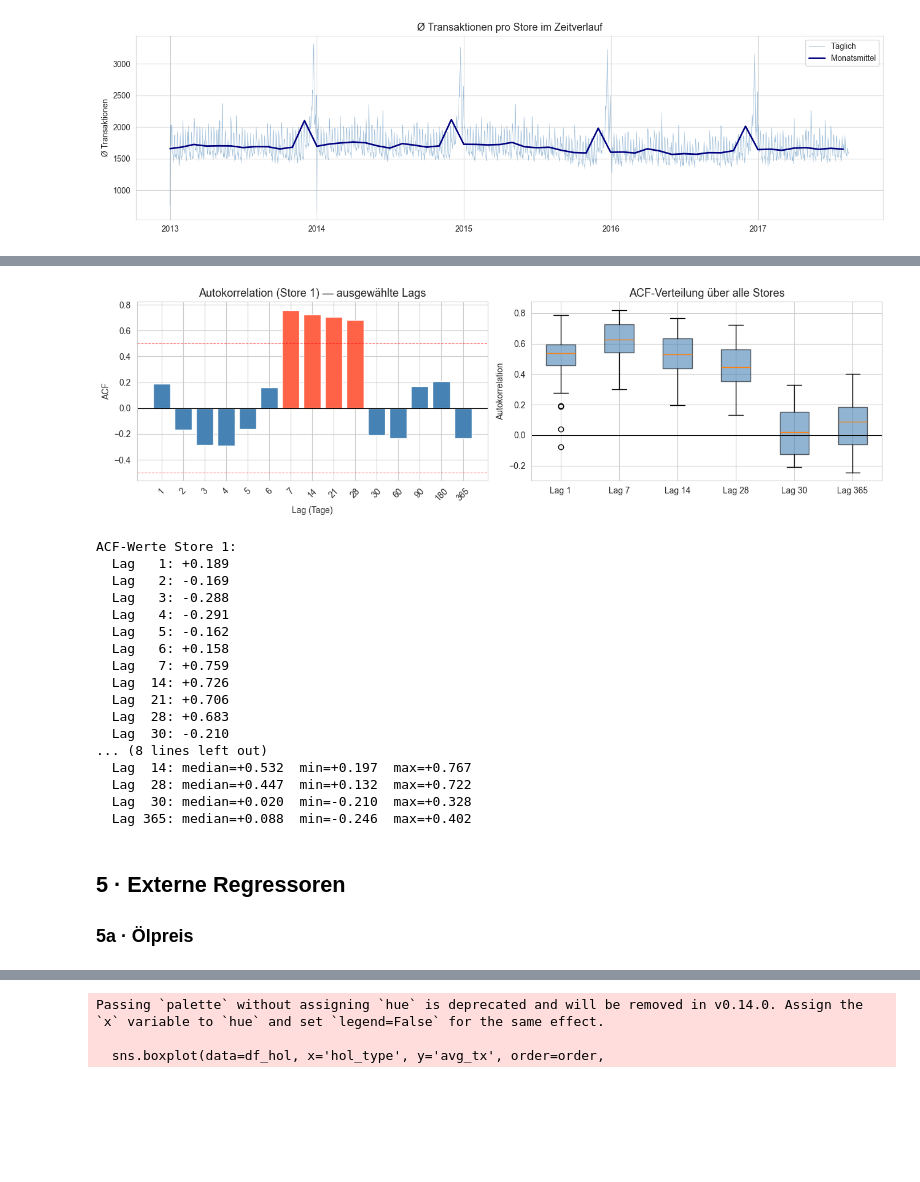
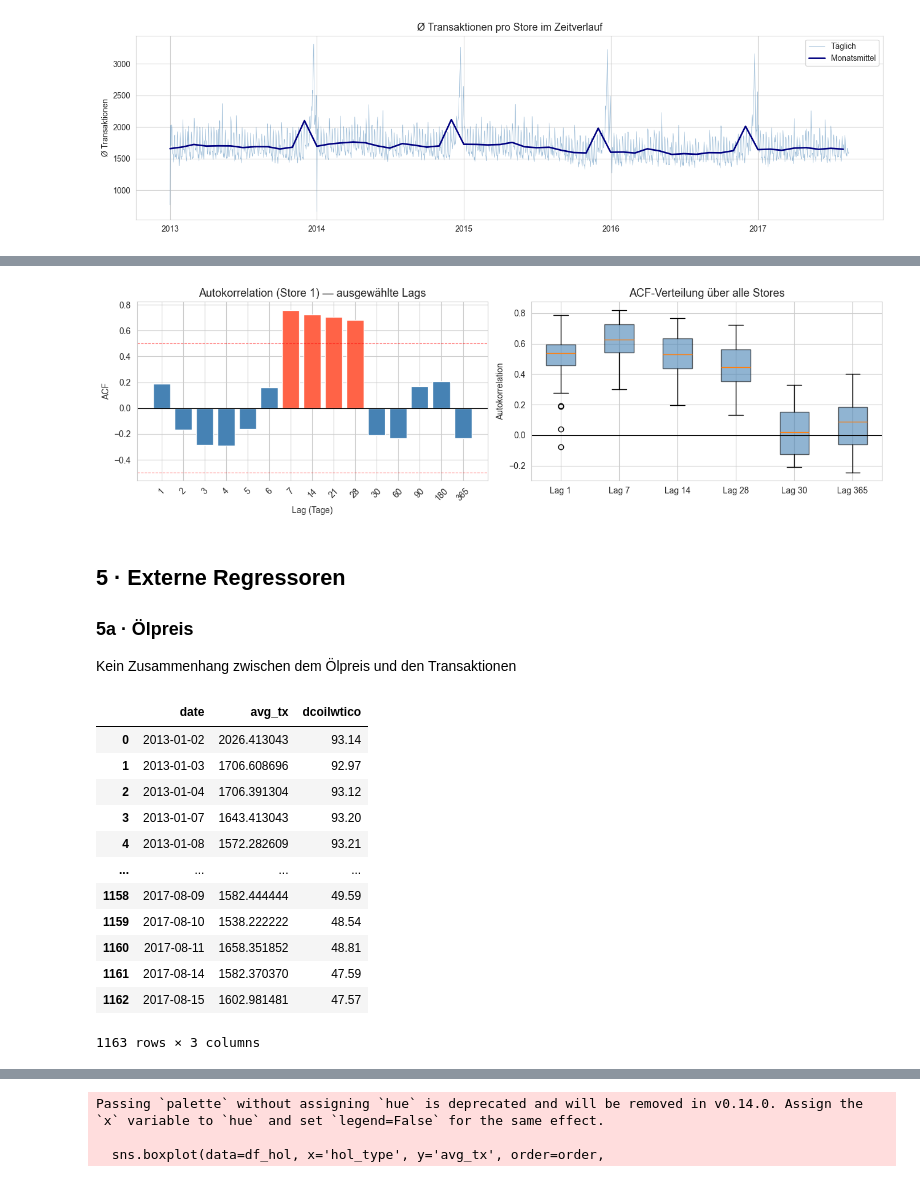
Before and after one commit to MadMax199/E-Commerce-Time-Series-Forecasting, a Jupyter notebook: 04_notebooks/02_eda.ipynb, the cells around one changed output, grey strips where cells are left out. Drawn from its saved outputs; the diff is of its cells as text; code cells hidden in the pictures; blank space fills up the shorter version.

```diff
--- a/04_notebooks/02_eda.ipynb
+++ b/04_notebooks/02_eda.ipynb
@@ -204,5 +170,4 @@ Das ist entscheidend für die Feature-Engineering-Entscheidungen in Notebook 03.
 # %%
-# Store 1 als Beispiel (einer der vollständigsten Stores)
 store1 = (
     tx.filter(pl.col('store_nbr') == 1)
     .sort('date')
@@ -227,7 +192,6 @@ for store_id, grp in tx_pd.groupby('store_nbr'):
 
 fig, axes = plt.subplots(1, 2, figsize=(13, 4))
 
-# ACF Barplot – Store 1
 colors = ['tomato' if abs(v) > 0.5 else 'steelblue' for v in acf_vals]
 axes[0].bar([str(l) for l in lags], acf_vals, color=colors)
 axes[0].axhline(0, color='black', linewidth=0.8)
@@ -238,7 +202,6 @@ axes[0].set_xlabel('Lag (Tage)')
 axes[0].set_ylabel('ACF')
 axes[0].tick_params(axis='x', rotation=45)
 
-# ACF-Boxplot – alle Stores
 data_box = [acf_all[l] for l in key_lags]
 bp = axes[1].boxplot(data_box, labels=[f'Lag {l}' for l in key_lags], patch_artist=True)
 for patch in bp['boxes']:
@@ -250,36 +213,37 @@ axes[1].set_ylabel('Autokorrelation')
 
 plt.tight_layout()
 plt.show()
-
-print('ACF-Werte Store 1:')
-for l, v in zip(lags, acf_vals):
-    print(f'  Lag {l:>3}: {v:+.3f}')
-
-print('\nMedian-ACF je Lag (alle Stores):')
-for lag in key_lags:
-    vals = acf_all[lag]
-    print(f'  Lag {lag:>3}: median={np.median(vals):+.3f}  min={min(vals):+.3f}  max={max(vals):+.3f}')
 # %% [output]
 [figure]
-ACF-Werte Store 1:
-  Lag   1: +0.189
-  Lag   2: -0.169
-  Lag   3: -0.288
-  Lag   4: -0.291
-  Lag   5: -0.162
-  Lag   6: +0.158
-  Lag   7: +0.759
-  Lag  14: +0.726
-  Lag  21: +0.706
-  Lag  28: +0.683
-  Lag  30: -0.210
-... (8 lines left out)
-  Lag  14: median=+0.532  min=+0.197  max=+0.767
-  Lag  28: median=+0.447  min=+0.132  max=+0.722
-  Lag  30: median=+0.020  min=-0.210  max=+0.328
-  Lag 365: median=+0.088  min=-0.246  max=+0.402
 # %% [markdown]
 ## 5 · Externe Regressoren
 
 ### 5a · Ölpreis
+
+Kein  Zusammenhang zwischen dem Ölpreis und den Transaktionen
+# %%
+daily_avg = (
+    tx.group_by('date')
+    .agg(pl.col('transactions').mean().alias('avg_tx'))
+    .sort('date')
+    .to_pandas()
+)
+
+oil_pd = oil.to_pandas().dropna()
+merged_oil = daily_avg.merge(oil_pd, on='date', how='inner')
+merged_oil
+# %% [output]
+|  | date | avg_tx | dcoilwtico |
+| 0 | 2013-01-02 | 2026.413043 | 93.14 |
+| 1 | 2013-01-03 | 1706.608696 | 92.97 |
+| 2 | 2013-01-04 | 1706.391304 | 93.12 |
+| 3 | 2013-01-07 | 1643.413043 | 93.20 |
+| 4 | 2013-01-08 | 1572.282609 | 93.21 |
+| ... | ... | ... | ... |
+| 1158 | 2017-08-09 | 1582.444444 | 49.59 |
+| 1159 | 2017-08-10 | 1538.222222 | 48.54 |
+| 1160 | 2017-08-11 | 1658.351852 | 48.81 |
+| 1161 | 2017-08-14 | 1582.370370 | 47.59 |
+| 1162 | 2017-08-15 | 1602.981481 | 47.57 |
+1163 rows × 3 columns
 # %%
```
Also changed, not shown: parts of 24 cells of this notebook, 12 other files.
